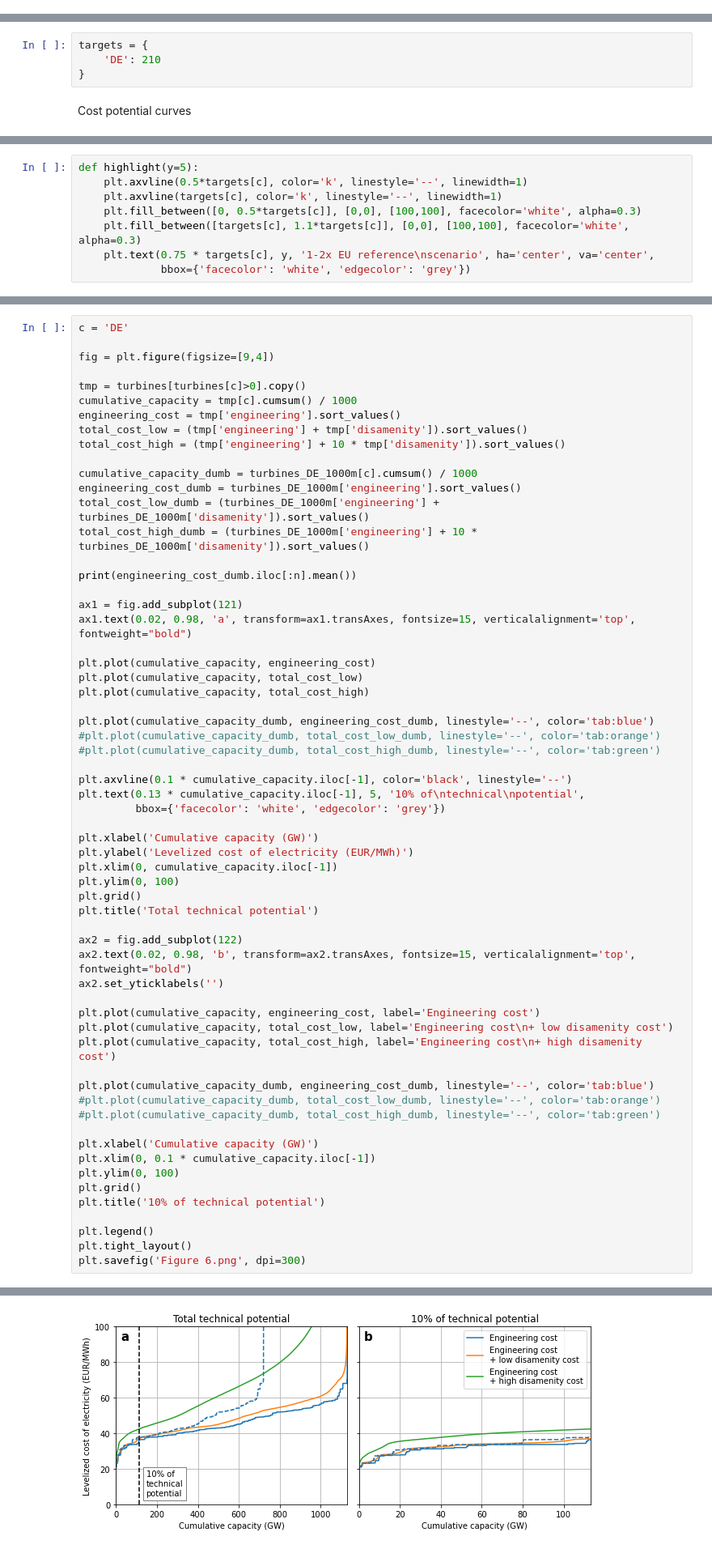
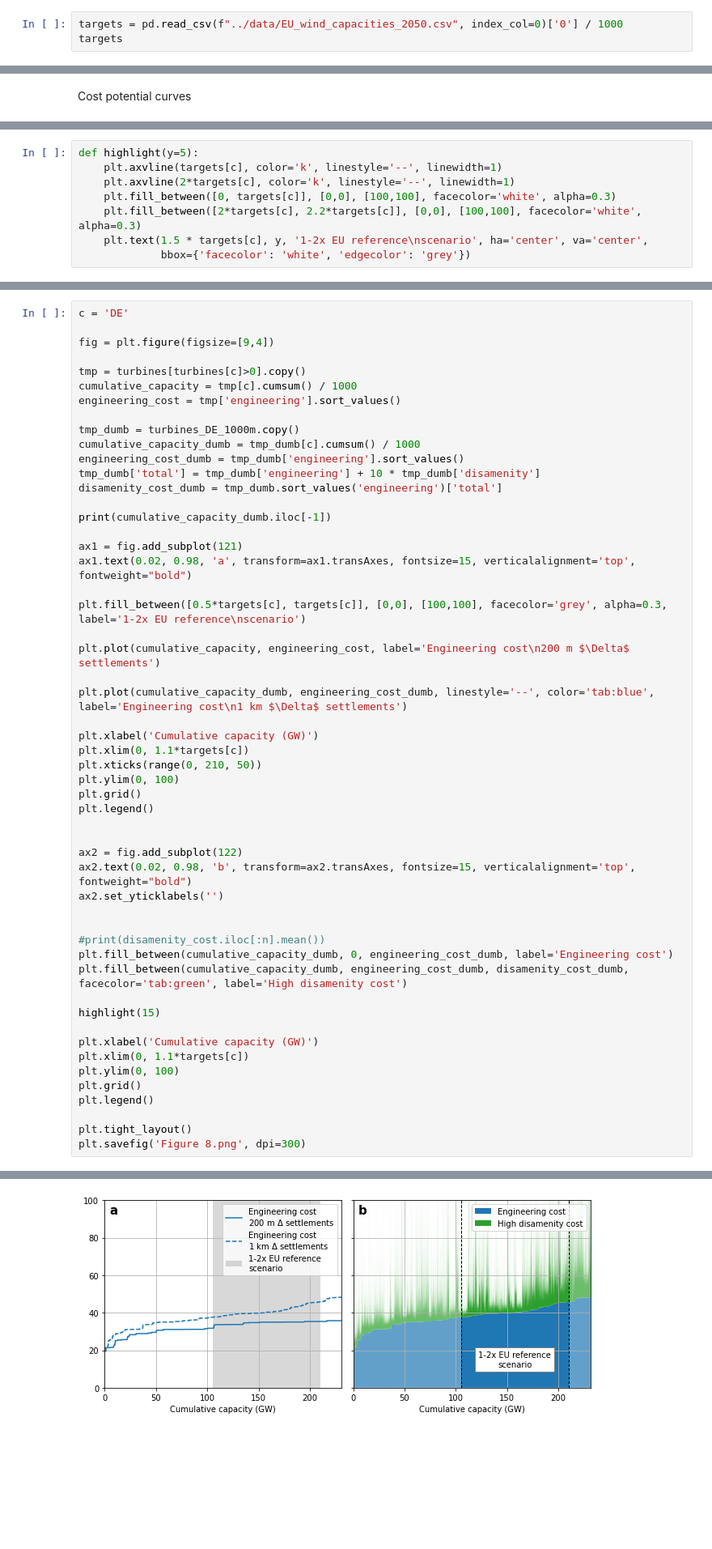
Before and after one commit to timtroendle/wind-onshore-cost-potential, a Jupyter notebook: notebooks/analysis.ipynb, the cells around one changed output, grey strips where cells are left out. Shown at 81% size. Cells and saved outputs as stored; diff of their text form; blank space fills up the shorter version.

```diff
--- a/notebooks/analysis.ipynb
+++ b/notebooks/analysis.ipynb
@@ -54,0 +76,3 @@ dtype: float64
+# %%
+targets = pd.read_csv(f"../data/EU_wind_capacities_2050.csv", index_col=0)['0'] / 1000
+targets
@@ -131,10 +173,6 @@ plt.savefig('Figure 4.png', dpi=300)
 [figure]
 # %% [markdown]
 # Subsection 3.1
-# %%
-targets = {
-    'DE': 210
-}
 # %% [markdown]
 Cost potential curves
 # %%
@@ -269,8 +258,8 @@ print(f'2x EU Ref.: Engineering cost increase from {a} to {b} by {b/a}')
 # %%
 def highlight(y=5):
-    plt.axvline(0.5*targets[c], color='k', linestyle='--', linewidth=1)
     plt.axvline(targets[c], color='k', linestyle='--', linewidth=1)
-    plt.fill_between([0, 0.5*targets[c]], [0,0], [100,100], facecolor='white', alpha=0.3)
-    plt.fill_between([targets[c], 1.1*targets[c]], [0,0], [100,100], facecolor='white', alpha=0.3)
-    plt.text(0.75 * targets[c], y, '1-2x EU reference\nscenario', ha='center', va='center',
+    plt.axvline(2*targets[c], color='k', linestyle='--', linewidth=1)
+    plt.fill_between([0, targets[c]], [0,0], [100,100], facecolor='white', alpha=0.3)
+    plt.fill_between([2*targets[c], 2.2*targets[c]], [0,0], [100,100], facecolor='white', alpha=0.3)
+    plt.text(1.5 * targets[c], y, '1-2x EU reference\nscenario', ha='center', va='center',
              bbox={'facecolor': 'white', 'edgecolor': 'grey'})
@@ -476,57 +442,49 @@ fig = plt.figure(figsize=[9,4])
 tmp = turbines[turbines[c]>0].copy()
 cumulative_capacity = tmp[c].cumsum() / 1000
 engineering_cost = tmp['engineering'].sort_values()
-total_cost_low = (tmp['engineering'] + tmp['disamenity']).sort_values()
-total_cost_high = (tmp['engineering'] + 10 * tmp['disamenity']).sort_values()
 
-cumulative_capacity_dumb = turbines_DE_1000m[c].cumsum() / 1000
-engineering_cost_dumb = turbines_DE_1000m['engineering'].sort_values()
-total_cost_low_dumb = (turbines_DE_1000m['engineering'] + turbines_DE_1000m['disamenity']).sort_values()
-total_cost_high_dumb = (turbines_DE_1000m['engineering'] + 10 * turbines_DE_1000m['disamenity']).sort_values()
+tmp_dumb = turbines_DE_1000m.copy()
+cumulative_capacity_dumb = tmp_dumb[c].cumsum() / 1000
+engineering_cost_dumb = tmp_dumb['engineering'].sort_values()
+tmp_dumb['total'] = tmp_dumb['engineering'] + 10 * tmp_dumb['disamenity']
+disamenity_cost_dumb = tmp_dumb.sort_values('engineering')['total']
 
-print(engineering_cost_dumb.iloc[:n].mean())
+print(cumulative_capacity_dumb.iloc[-1])
 
 ax1 = fig.add_subplot(121)
 ax1.text(0.02, 0.98, 'a', transform=ax1.transAxes, fontsize=15, verticalalignment='top', fontweight="bold")
 
-plt.plot(cumulative_capacity, engineering_cost)
-plt.plot(cumulative_capacity, total_cost_low)
-plt.plot(cumulative_capacity, total_cost_high)
+plt.fill_between([0.5*targets[c], targets[c]], [0,0], [100,100], facecolor='grey', alpha=0.3, label='1-2x EU reference\nscenario')
 
-plt.plot(cumulative_capacity_dumb, engineering_cost_dumb, linestyle='--', color='tab:blue')
-#plt.plot(cumulative_capacity_dumb, total_cost_low_dumb, linestyle='--', color='tab:orange')
-#plt.plot(cumulative_capacity_dumb, total_cost_high_dumb, linestyle='--', color='tab:green')
+plt.plot(cumulative_capacity, engineering_cost, label='Engineering cost\n200 m $\Delta$ settlements')
 
-plt.axvline(0.1 * cumulative_capacity.iloc[-1], color='black', linestyle='--')
-plt.text(0.13 * cumulative_capacity.iloc[-1], 5, '10% of\ntechnical\npotential',
-         bbox={'facecolor': 'white', 'edgecolor': 'grey'})
+plt.plot(cumulative_capacity_dumb, engineering_cost_dumb, linestyle='--', color='tab:blue', label='Engineering cost\n1 km $\Delta$ settlements')
 
 plt.xlabel('Cumulative capacity (GW)')
-plt.ylabel('Levelized cost of electricity (EUR/MWh)')
-plt.xlim(0, cumulative_capacity.iloc[-1])
+plt.xlim(0, 1.1*targets[c])
+plt.xticks(range(0, 210, 50))
 plt.ylim(0, 100)
 plt.grid()
-plt.title('Total technical potential')
+plt.legend()
+
 
 ax2 = fig.add_subplot(122)
 ax2.text(0.02, 0.98, 'b', transform=ax2.transAxes, fontsize=15, verticalalignment='top', fontweight="bold")
 ax2.set_yticklabels('')
 
-plt.plot(cumulative_capacity, engineering_cost, label='Engineering cost')
-plt.plot(cumulative_capacity, total_cost_low, label='Engineering cost\n+ low disamenity cost')
-plt.plot(cumulative_capacity, total_cost_high, label='Engineering cost\n+ high disamenity cost')
 
-plt.plot(cumulative_capacity_dumb, engineering_cost_dumb, linestyle='--', color='tab:blue')
-#plt.plot(cumulative_capacity_dumb, total_cost_low_dumb, linestyle='--', color='tab:orange')
-#plt.plot(cumulative_capacity_dumb, total_cost_high_dumb, linestyle='--', color='tab:green')
+#print(disamenity_cost.iloc[:n].mean())
+plt.fill_between(cumulative_capacity_dumb, 0, engineering_cost_dumb, label='Engineering cost')
+plt.fill_between(cumulative_capacity_dumb, engineering_cost_dumb, disamenity_cost_dumb, facecolor='tab:green', label='High disamenity cost')
+
+highlight(15)
 
 plt.xlabel('Cumulative capacity (GW)')
-plt.xlim(0, 0.1 * cumulative_capacity.iloc[-1])
+plt.xlim(0, 1.1*targets[c])
 plt.ylim(0, 100)
 plt.grid()
-plt.title('10% of technical potential')
+plt.legend()
 
-plt.legend()
 plt.tight_layout()
-plt.savefig('Figure 6.png', dpi=300)
+plt.savefig('Figure 8.png', dpi=300)
 # %% [output]
@@ -534 +492 @@ plt.savefig('Figure 6.png', dpi=300)
-[figure, old version]
+[figure, new version]
```
Also changed, not shown: parts of 30 cells of this notebook, 1 other file.
